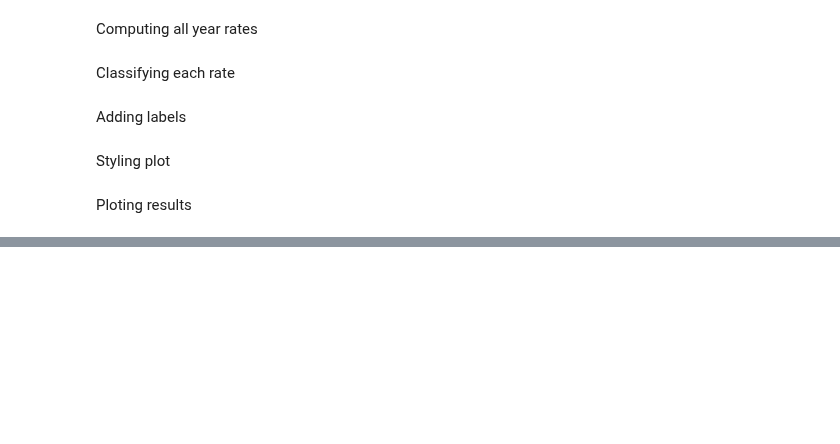
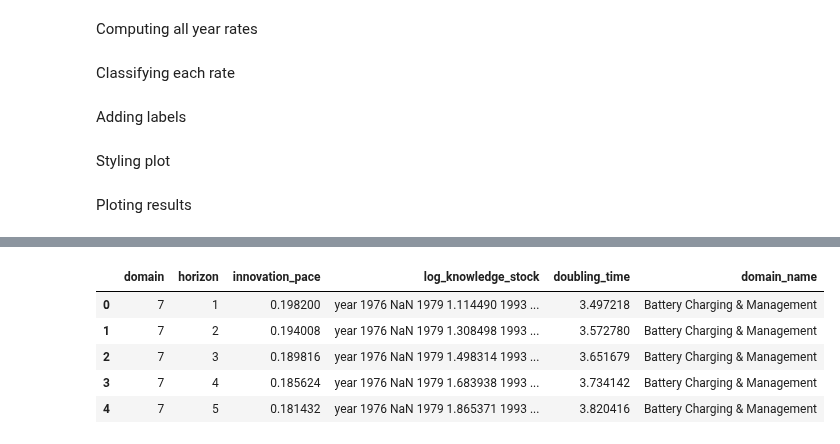
Before and after one commit to lmamede/disciplina-prospeccao, a Jupyter notebook: notebooks/GreenAI_Patent_Analysis.ipynb, the cells around one changed output, grey strips where cells are left out. Saved outputs shown, nothing was run; the diff lists cells and outputs as text; code cells hidden in the pictures; blank space fills up the shorter version.

```diff
--- a/notebooks/GreenAI_Patent_Analysis.ipynb
+++ b/notebooks/GreenAI_Patent_Analysis.ipynb
@@ -388,0 +407,41 @@ plt.show()
+# %%
+def forecast_innovation_baseline(df, horizon=15, domain_col="tech_domain", logK_col="logK", g_col="growth_rate", a_col="acceleration"):
+    records = []
+
+    for _, row in df.iterrows():
+        domain = row[domain_col]
+        logK_t = row[logK_col]
+        g_t = row[g_col]
+        a_bar = row[a_col]
+
+        for h in range(1, horizon + 1):
+            g_th = g_t + h * a_bar
+
+            # Skip invalid continuation (pace <= 0)
+            if g_th <= 0:
+                continue
+
+            logK_th = logK_t + np.sum([g_t + i * a_bar for i in range(1, h + 1)])
+            dt_th = np.log(2) / g_th
+
+            records.append({
+                "domain": domain,
+                "horizon": h,
+                "innovation_pace": g_th,
+                "log_knowledge_stock": logK_th,
+                "doubling_time": dt_th
+            })
+
+    return pd.DataFrame(records)
+# %%
+forecast_df = forecast_innovation_baseline(d_df,horizon=20)
+forecast_df['domain_name'] = forecast_df['domain'].map(domain_labels)
+
+forecast_df.head()
+# %% [output]
+|  | domain | horizon | innovation_pace | log_knowledge_stock | doubling_time | domain_name |
+| 0 | 7 | 1 | 0.198200 | year 1976 NaN 1979 1.114490 1993 ... | 3.497218 | Battery Charging & Management |
+| 1 | 7 | 2 | 0.194008 | year 1976 NaN 1979 1.308498 1993 ... | 3.572780 | Battery Charging & Management |
+| 2 | 7 | 3 | 0.189816 | year 1976 NaN 1979 1.498314 1993 ... | 3.651679 | Battery Charging & Management |
+| 3 | 7 | 4 | 0.185624 | year 1976 NaN 1979 1.683938 1993 ... | 3.734142 | Battery Charging & Management |
+| 4 | 7 | 5 | 0.181432 | year 1976 NaN 1979 1.865371 1993 ... | 3.820416 | Battery Charging & Management |
```
Also changed, not shown: parts of 21 cells of this notebook, 6 other files.
